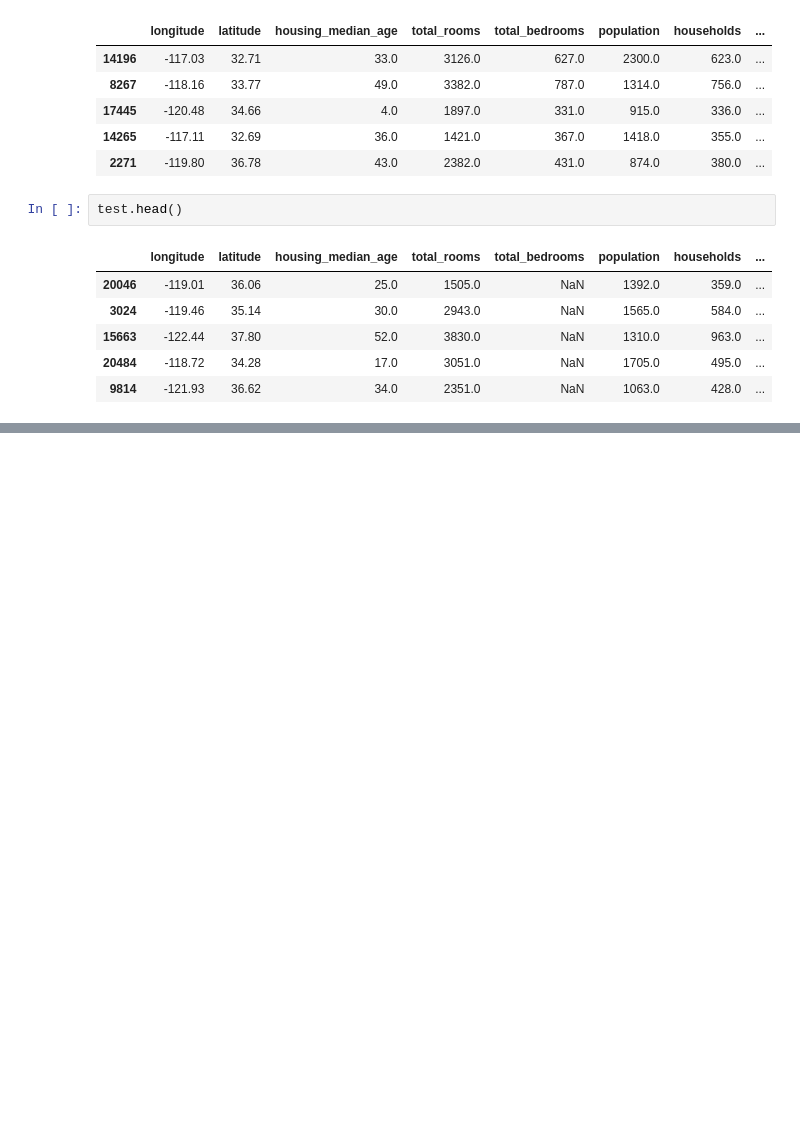
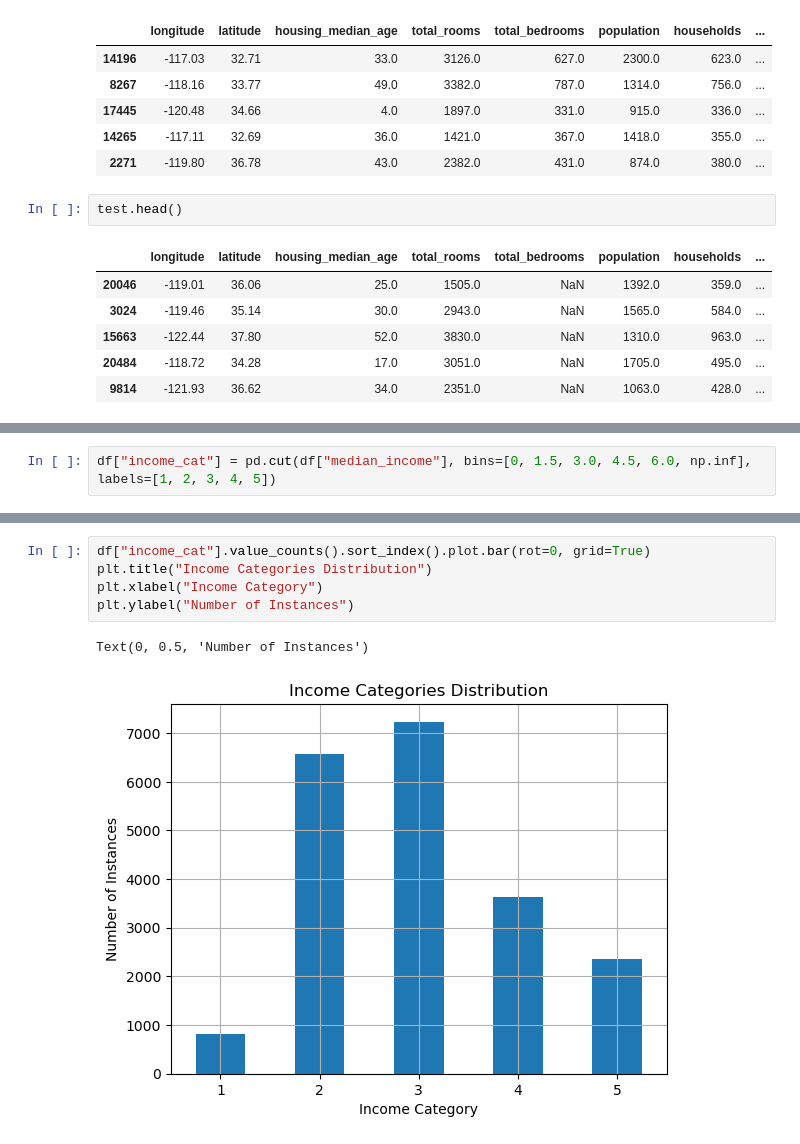
Before and after one commit to yashpal0502/house-price-predictor, a Jupyter notebook: notebooks/01 - eda.ipynb, the cells around one changed output, grey strips where cells are left out. Cells and saved outputs as stored; diff of their text form; blank space fills up the shorter version.

```diff
--- a/notebooks/01 - eda.ipynb
+++ b/notebooks/01 - eda.ipynb
@@ -150,0 +153,2 @@ test.head()
+# %%
+df["income_cat"] = pd.cut(df["median_income"], bins=[0, 1.5, 3.0, 4.5, 6.0, np.inf], labels=[1, 2, 3, 4, 5])
@@ -150,0 +171,8 @@ test.head()
+# %%
+df["income_cat"].value_counts().sort_index().plot.bar(rot=0, grid=True)
+plt.title("Income Categories Distribution")
+plt.xlabel("Income Category")
+plt.ylabel("Number of Instances")
+# %% [output]
+Text(0, 0.5, 'Number of Instances')
+[figure, added]
```
Also changed, not shown: parts of 5 cells of this notebook.
